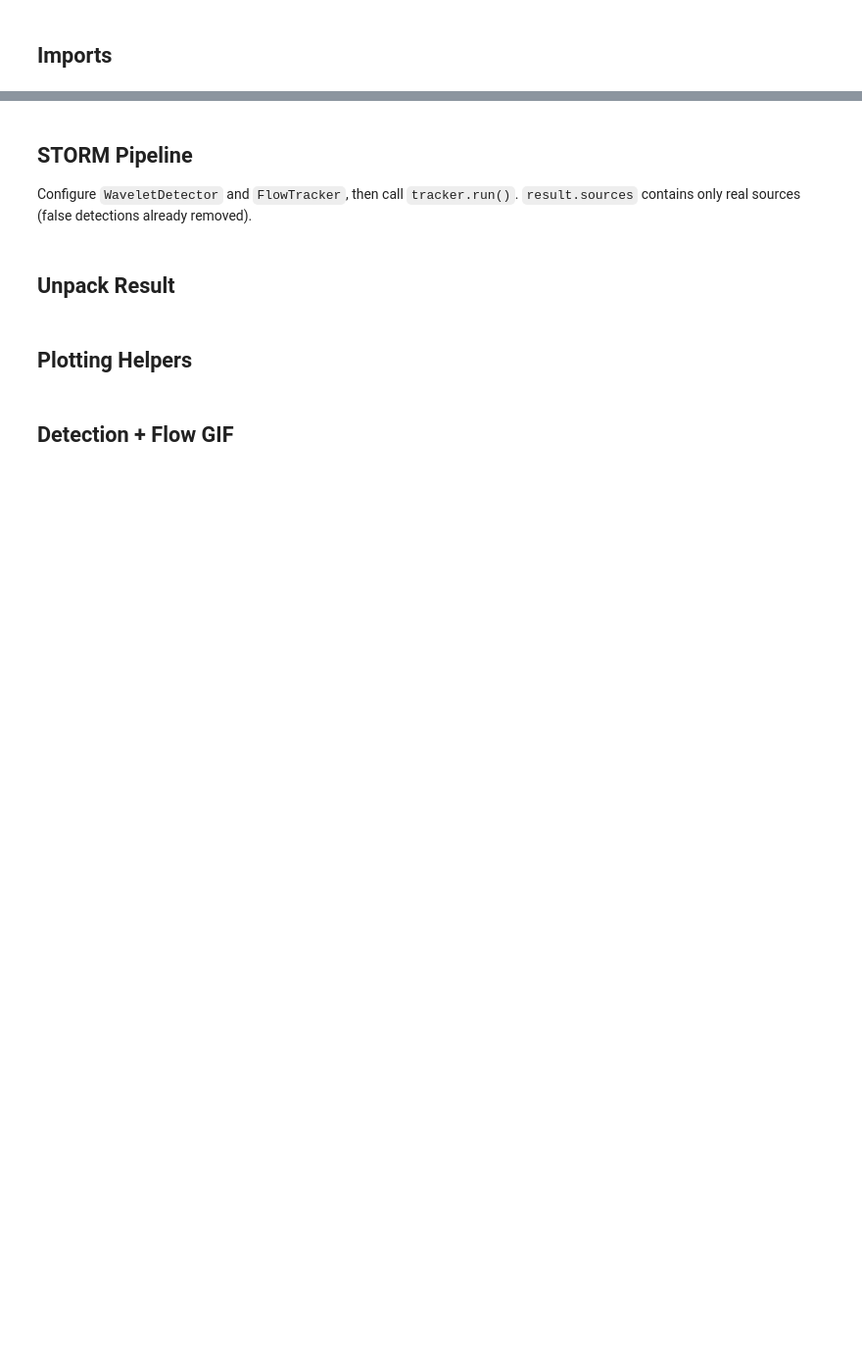
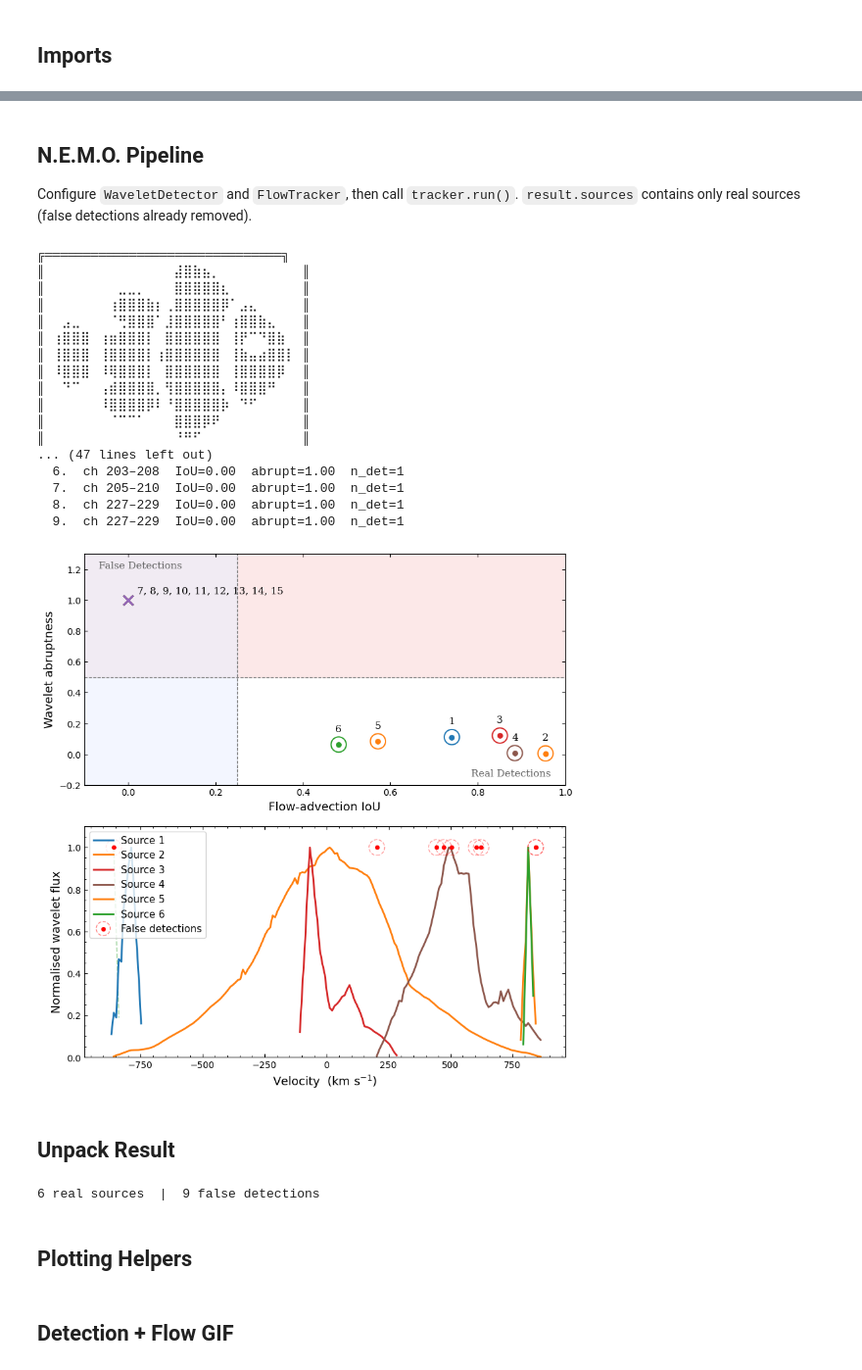
Before and after one commit to arnablahiry/NEMO-Source-Tracker, a Jupyter notebook: notebooks/w2246_ALMA.ipynb, the cells around one changed output, grey strips where cells are left out. Shown at 98% size. Drawn from its saved outputs; the diff is of its cells as text; code cells hidden in the pictures; blank space fills up the shorter version.

```diff
--- a/notebooks/w2246_ALMA.ipynb
+++ b/notebooks/w2246_ALMA.ipynb
@@ -39,7 +34,7 @@ Set `USE_DENOISED = True` to use the IST-denoised cube.
 # %%
 USE_DENOISED = True
 
-_RAW_FITS      = 'data/observed_cubes/CROPPED_ONLY_SPATIAL_W2246_CII_314.fits'
+_RAW_FITS      = '/Users/arnablahiry/repos/IFU-Source-ID/data/observed_cubes/CROPPED_ONLY_SPATIAL_W2246_CII_314.fits'
 _DENOISED_FITS = '/Users/arnablahiry/repos/IFU-Source-ID/data/observed_cubes/CROPPED_ONLY_SPATIAL_W2246_CII_314_denoised_ist.fits'
 _CUBE_PATH     = _DENOISED_FITS if USE_DENOISED else _RAW_FITS
 _label         = 'IST-denoised' if USE_DENOISED else 'raw noisy'
@@ -65,7 +60,7 @@ channel_list = list(range(max(0, channel_list[0] - 10),
 print(f'Active channels     : {len(channel_list)}')
 
 # Detection floor
-thresh_frac  = 0.015
+thresh_frac  = 0.005
 W2246_THRESH = thresh_frac * float(cube.max())
 print(f'Detection floor     : {W2246_THRESH:.3e}  ({thresh_frac} x cube.max())')
 
@@ -90,30 +96,48 @@ print(f'Pixel scale    : {pixscale_kpc:.3f} kpc/px')
 # %% [markdown]
-## STORM Pipeline
+## N.E.M.O. Pipeline
 
-Configure `WaveletDetector` and `FlowTracker`, then call `tracker.run()`.
-`result.sources` contains only real sources (false detections already removed).
+Configure `WaveletDetector` and `FlowTracker`, then call `tracker.run()`. `result.sources` contains only real sources (false detections already removed).
 # %%
 detector = WaveletDetector(
     scales=6, k_sigma=5.0, use_scale=4, min_area=10,
     thresh=W2246_THRESH, use_mean_map_sigma=True,
 )
 
 tracker = FlowTracker(
     detector=detector,
-    min_match_overlap=5, min_split_overlap=3,
-    max_gap_dist=15.0, max_gap_channels=5,
+    min_match_overlap=5,
+    max_gap_channels=5,
     min_displacement=3.0,
     wav_abrupt_thresh=0.5, flow_iou_thresh=0.25,
 )
 
 result = tracker.run(
     cube,
     channel_list=channel_list,
     vel_array=vel_array,
     results_dir=_RESULTS_DIR,
     plot=True,
     verbose=True,
 )
+# %% [output]
+╔═══════════════════════════════╗
+║ ⠀⠀⠀⠀⠀⠀⠀⠀⠀⠀⠀⠀⠀⣼⣿⣷⣦⡀⠀⠀⠀⠀⠀⠀⠀⠀ ║
+║ ⠀⠀⠀⠀⠀⠀⠀⣀⣀⡀⠀⠀⠀⣿⣿⣿⣿⣿⣆⠀⠀⠀⠀⠀⠀⠀ ║
+║ ⠀⠀⠀⠀⠀⠀⢰⣿⣿⣿⣷⡆⢀⣿⣿⣿⣿⣿⡿⠁⣠⣄⠀⠀⠀⠀ ║
+║ ⠀⣠⣀⠀⠀⠀⠈⢛⣿⣿⣿⠁⣸⣿⣿⣿⣿⣿⠃⢰⣿⣿⣷⣄⠀⠀ ║
+║ ⢰⣿⣿⣿⠀⢰⣶⣿⣿⣿⡇⠀⣿⣿⣿⣿⣿⣿⠀⢸⡟⠉⠙⣿⣷⠀ ║
+║ ⢸⣿⣿⣿⠀⢸⣿⣿⣿⣿⡇⢰⣿⣿⣿⣿⣿⣿⠀⢸⣷⣤⣴⣿⣿⡇ ║
+║ ⠸⣿⣿⣿⠀⠸⢿⣿⣿⣿⡇⠀⣿⣿⣿⣿⣿⣿⠀⢸⣿⣿⣿⣿⡿⠀ ║
+║ ⠀⠙⠉⠀⠀⢠⣾⣿⣿⣿⣿⡀⢻⣿⣿⣿⣿⣿⡄⠸⣿⣿⣿⠛⠀⠀ ║
+║ ⠀⠀⠀⠀⠀⠸⣿⣿⣿⣿⡿⠇⠘⣿⣿⣿⣿⣿⡷⠀⠙⠋⠀⠀⠀⠀ ║
+║ ⠀⠀⠀⠀⠀⠀⠈⠉⠉⠁⠀⠀⠀⣿⣿⣿⡿⠟⠀⠀⠀⠀⠀⠀⠀⠀ ║
+║ ⠀⠀⠀⠀⠀⠀⠀⠀⠀⠀⠀⠀⠀⠘⠛⠋⠀⠀⠀⠀⠀⠀⠀⠀⠀⠀ ║
+... (47 lines left out)
+  6.  ch 203–208  IoU=0.00  abrupt=1.00  n_det=1
+  7.  ch 205–210  IoU=0.00  abrupt=1.00  n_det=1
+  8.  ch 227–229  IoU=0.00  abrupt=1.00  n_det=1
+  9.  ch 227–229  IoU=0.00  abrupt=1.00  n_det=1
+[figure, added]
 # %% [markdown]
 ## Unpack Result
 # %%
@@ -145,6 +169,8 @@ _good_ids     = {s['id'] for s in sources}
 
 plt.rcParams.update(plt.rcParamsDefault)
 print(f'{len(sources)} real sources  |  {len(result.false_detections)} false detections')
+# %% [output]
+6 real sources  |  9 false detections
 # %% [markdown]
 ## Plotting Helpers
 # %%
```
Also changed, not shown: parts of 9 cells of this notebook, 45 other files.
